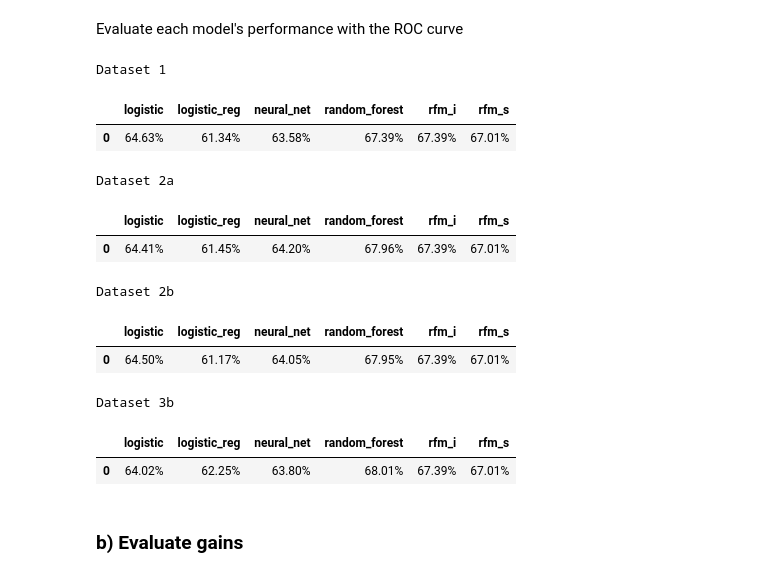
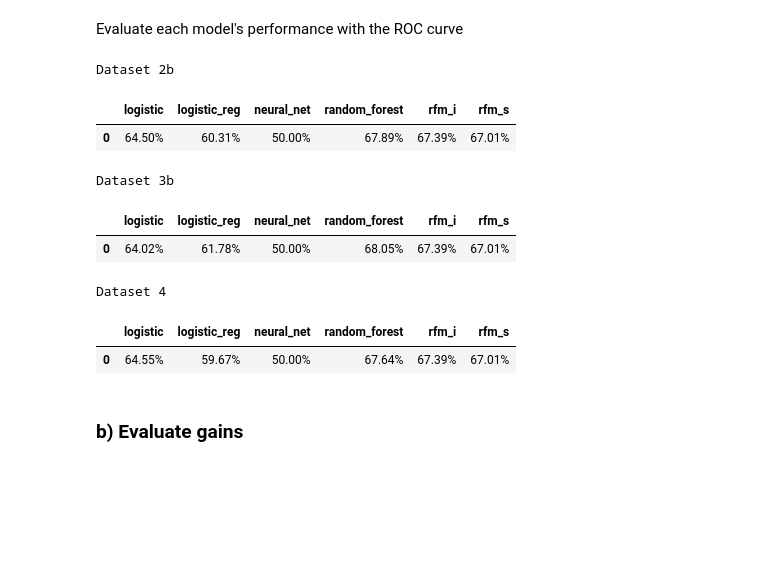
Before and after one commit to adeng/mba263-projects, a Jupyter notebook: Intuit Group Assignment.ipynb, the cells around one changed output. Drawn from its saved outputs; the diff is of its cells as text; code cells hidden in the pictures; blank space fills up the shorter version.

```diff
--- a/Intuit Group Assignment.ipynb
+++ b/Intuit Group Assignment.ipynb
@@ -111,13 +111,13 @@ variables3a = ['sex_M','sex_F','sex_U','bizflag','zip_2',
                                 'numords','dollars','last','sincepurch','version1','owntaxprod','upgraded','sincepurch_version1','numords_dollars', 'unknown_bizflag']
 
 #Variables3 adds in the interaction elements to variables2
-variables3b = ['sex_M','sex_F','sex_U','bizflag','zip_2',
+variables3b = ['sex_M','sex_F','sex_U','bizflag','zip_3',
                                 'numords','dollars','last','sincepurch','version1','owntaxprod','upgraded','sincepurch_version1','numords_dollars', 'unknown_bizflag']
 
 ## Evaluate
 #Variables4 uses the RFM deciles instead of RFM raw variables compared for variables 3
 variables4 = ['sex_M','sex_F','sex_B','sex_U','bizflag','zip_3',
-                                'r_decile', 'f_decile', 'm_decile','sincepurch','version1','owntaxprod','upgraded','sincepurch_version1','numords_dollars']
+                                'r_decile', 'f_decile', 'm_decile','sincepurch','version1','owntaxprod','upgraded','sincepurch_version1','numords_dollars', 'unknown_bizflag']
 # %% [markdown]
 ## 1. Run analyses
 ### a) Conduct RFM Analysis
@@ -178,7 +178,7 @@ def exp_profit_scoring(predictions, actuals):
 
          # Record exp profit if win
          if actuals.iloc[i] == 1:
-            exp_profit += per_person_profit
+            exp_profit += (per_person_profit / 2) # Halve for conservatism
    return exp_profit
 
 # A function to identify the best parameter(s) for a model tested using cross-validation
@@ -194,6 +194,7 @@ def tune_hyperparameters(train_dataset, predict, variables, threshold, param_gri
 
          # Loop over the cross-validation folds
          for train_index, test_index in kf.split(train_dataset):
+
             # Split the dataset
             x_train, x_test = train_dataset.iloc[train_index][variables], train_dataset.iloc[test_index][variables]
             y_train, y_test = train_dataset.iloc[train_index][predict], train_dataset.iloc[test_index][predict]
@@ -216,6 +217,9 @@ def tune_hyperparameters(train_dataset, predict, variables, threshold, param_gri
             best_score = mean_score
             best_param = {'a': a}
 
+         # Reset scores
+         scores.clear()
+
    # Create nested loop for random forests since there are two parameters to tune
    elif mod_type == 'random_forest':
       # Loop over the parameter grid for random forests
@@ -226,6 +230,7 @@ def tune_hyperparameters(train_dataset, predict, variables, threshold, param_gri
 
             # Loop over the cross-validation folds
             for train_index, test_index in kf.split(train_dataset):
+
                # Split the dataset
                x_train, x_test = train_dataset.iloc[train_index][variables], train_dataset.iloc[test_index][variables]
                y_train, y_test = train_dataset.iloc[train_index][predict], train_dataset.iloc[test_index][predict]
@@ -244,6 +249,9 @@ def tune_hyperparameters(train_dataset, predict, variables, threshold, param_gri
             if mean_score > best_score:
                best_score = mean_score
                best_param = {'trees': j, 'leaf_nodes': k}
+
+            # Reset scores
+            scores.clear()
 
    # Return the best parameter
    return best_param
@@ -269,7 +277,7 @@ def run_ml_models(dataset, predict, variables, threshold=breakeven_rate):
 
     ### Use a logistic regression with regularization
     ### ------------------------------------------------
-    logit_reg_param_grid = {'a': [0.01, 0.1, 1, 5, 10, 100]}
+    logit_reg_param_grid = {'a': [0.01, 0.1, 1, 10, 100, 1000]}
     best_param_logit_reg = tune_hyperparameters(train, predict, variables, threshold, logit_reg_param_grid, 'logit_reg')
 
     # Use the tuned parameter to predict
@@ -281,7 +289,7 @@ def run_ml_models(dataset, predict, variables, threshold=breakeven_rate):
 
     ### Use a neural network
     ### ------------------------------------------------
-    neural_network_param_grid = {'a': [0.0001, 0.001, 0.01, 0.1, 1, 10, 100]}
+    neural_network_param_grid = {'a': [0.001, 0.1, 1, 10, 100, 1000]}
     best_param_nn = tune_hyperparameters(train, predict, variables, threshold, neural_network_param_grid, 'neural_network')
 
     # Use the tuned parameter to predict
@@ -293,7 +301,7 @@ def run_ml_models(dataset, predict, variables, threshold=breakeven_rate):
 
     ### Use a random forest
     ### ------------------------------------------------
-    random_forest_param_grid = {'trees': [50, 100, 200, 300], 'leaf_nodes': [5, 10, 15, 20]}
+    random_forest_param_grid = {'trees': [100, 300, 500], 'leaf_nodes': [5, 15, 25]}
     best_param_rf = tune_hyperparameters(train, predict, variables, threshold, random_forest_param_grid, 'random_forest')
 
     # Used the tuned parameters to predict
@@ -318,10 +326,11 @@ def run_ml_models(dataset, predict, variables, threshold=breakeven_rate):
 Run the ML models
 # %%
 # Create predictions
-predictions1, actuals1, models1, params1 = run_ml_models(data, "res1", variables1)
-predictions2a, actuals2a, models2a, params2a = run_ml_models(data, "res1", variables2a)
+# predictions1, actuals1, models1, params1 = run_ml_models(data, "res1", variables1)
+# predictions2a, actuals2a, models2a, params2a = run_ml_models(data, "res1", variables2a)
 predictions2b, actuals2b, models2b, params2b = run_ml_models(data, "res1", variables2b)
 # predictions3a, actuals3a, models3a, params3a = run_ml_models(data, "res1", variables3a)
 predictions3b, actuals3b, models3b, params3b = run_ml_models(data, "res1", variables3b)
+predictions4, actuals4, models4, params4 = run_ml_models(data, "res1", variables4)
 # %% [output]
 Optimization terminated successfully.
@@ -404,29 +411,28 @@ def print_roc_performance(predictions):
 Evaluate each model's performance with the ROC curve
 # %%
 # Calculate ROC AUC - this will be used to compare effectiveness after cross-validation
-print("Dataset 1")
-print_roc_performance(predictions1)
-print("Dataset 2a")
-print_roc_performance(predictions2a)
+# print("Dataset 1")
+# print_roc_performance(predictions1)
+# print("Dataset 2a")
+# print_roc_performance(predictions2a)
 print("Dataset 2b")
 print_roc_performance(predictions2b)
 # print("Dataset 3a")
 # print_roc_performance(predictions3a)
 print("Dataset 3b")
 print_roc_performance(predictions3b)
+print("Dataset 4")
+print_roc_performance(predictions4)
 # %% [output]
-Dataset 1
+Dataset 2b
 |  | logistic | logistic_reg | neural_net | random_forest | rfm_i | rfm_s |
-| 0 | 64.63% | 61.34% | 63.58% | 67.39% | 67.39% | 67.01% |
+| 0 | 64.50% | 60.31% | 50.00% | 67.89% | 67.39% | 67.01% |
-Dataset 2a
+Dataset 3b
 |  | logistic | logistic_reg | neural_net | random_forest | rfm_i | rfm_s |
-| 0 | 64.41% | 61.45% | 64.20% | 67.96% | 67.39% | 67.01% |
+| 0 | 64.02% | 61.78% | 50.00% | 68.05% | 67.39% | 67.01% |
-Dataset 2b
+Dataset 4
 |  | logistic | logistic_reg | neural_net | random_forest | rfm_i | rfm_s |
-| 0 | 64.50% | 61.17% | 64.05% | 67.95% | 67.39% | 67.01% |
+| 0 | 64.55% | 59.67% | 50.00% | 67.64% | 67.39% | 67.01% |
-Dataset 3b
-|  | logistic | logistic_reg | neural_net | random_forest | rfm_i | rfm_s |
-| 0 | 64.02% | 62.25% | 63.80% | 68.01% | 67.39% | 67.01% |
 # %% [markdown]
 ### b) Evaluate gains
 # %%
```
Also changed, not shown: parts of 6 cells of this notebook.
